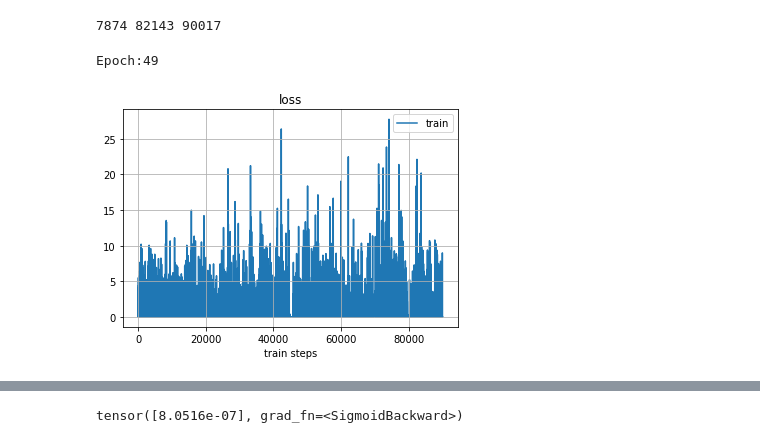
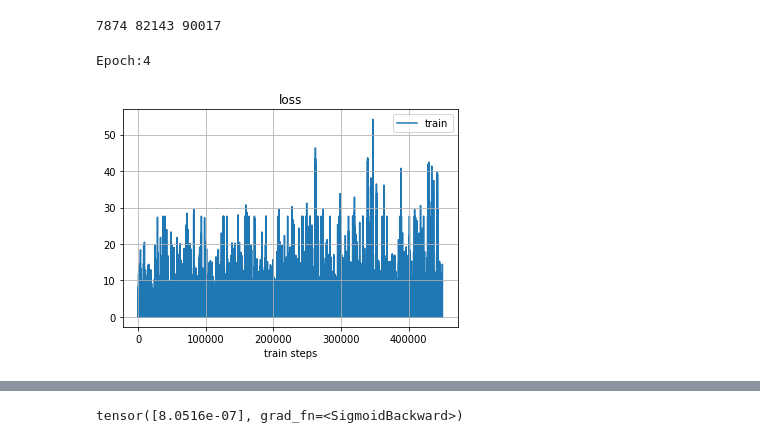
Before and after one commit to denistarasov/ml-code-complete, a Jupyter notebook: classic_complete_ranking.ipynb, the cells around one changed output, grey strips where cells are left out. Drawn from its saved outputs; the diff is of its cells as text; code cells hidden in the pictures.

Commit message:
Fix train epochs and test if pure jedi really better than ranking

```diff
--- a/classic_complete_ranking.ipynb
+++ b/classic_complete_ranking.ipynb
@@ -446,7 +446,7 @@ train_data = JediPredsDataset(base_path + '/ranking_samples_tra', params)
 #     print(2)
 #     break
 # %%
-def train_epoch(model, optimizer, lr):
+def train_epoch(model, optimizer, lr, train_data):
     loss_log = []
     model.train()
     total = 0
@@ -489,7 +489,8 @@ def train(model, opt, n_epochs):
         lr_decay = lr_decay_base ** max(epoch - m_flat_lr, 0)
         lr = lr * lr_decay
 #         accuracy, train_loss = train_epoch(model, opt, lr)
-        train_loss = train_epoch(model, opt, lr)
+        train_data = JediPredsDataset(base_path + '/ranking_samples_tra', params)
+        train_loss = train_epoch(model, opt, lr, train_data)
         train_log.extend(train_loss)
 #         acc_log.append(accuracy)
         clear_output()
@@ -509,8 +510,8 @@ def plot_history(train_history, title='loss'):
 # %%
 # %%time
 
 optimizer = torch.optim.Adam(model.parameters(), lr=0.01)
-train(model, optimizer, 50)
+train(model, optimizer, 5)
 # %% [output]
-Epoch:49
+Epoch:4
-[figure, old version]
+[figure, new version]
```
Also changed, not shown: parts of 8 cells of this notebook.
